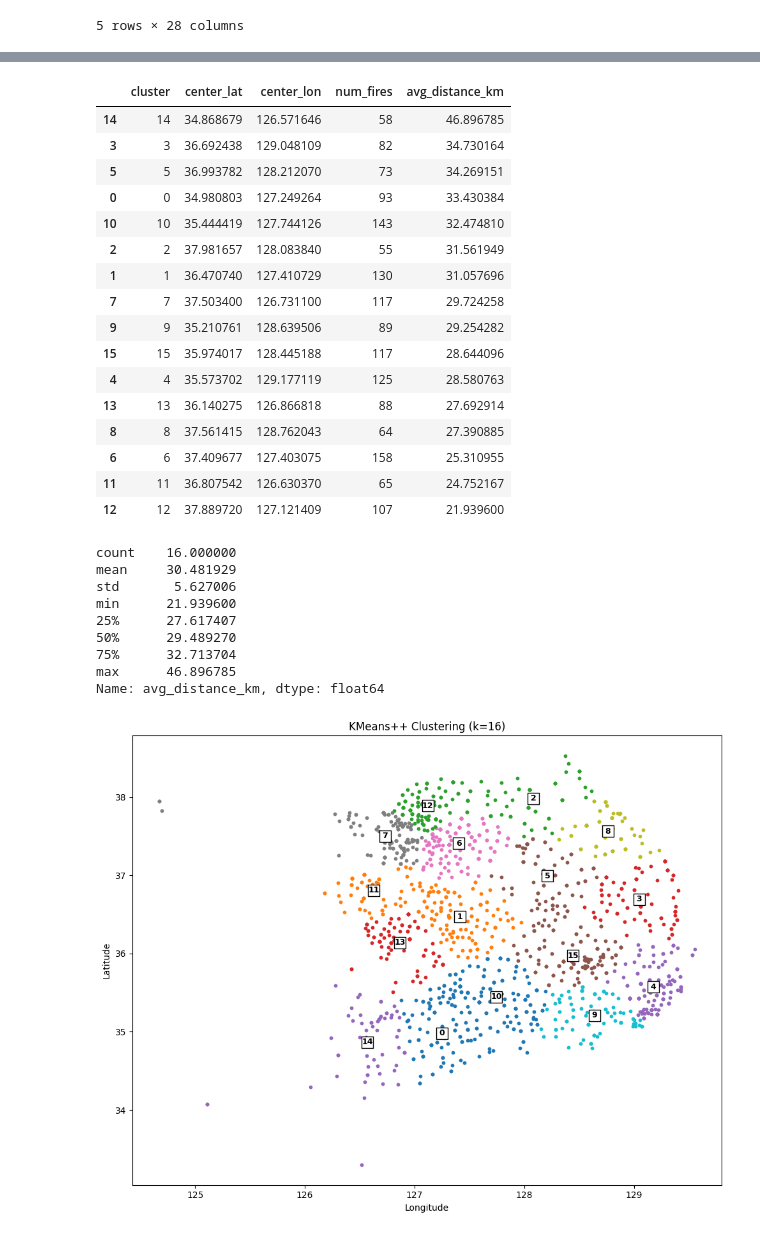
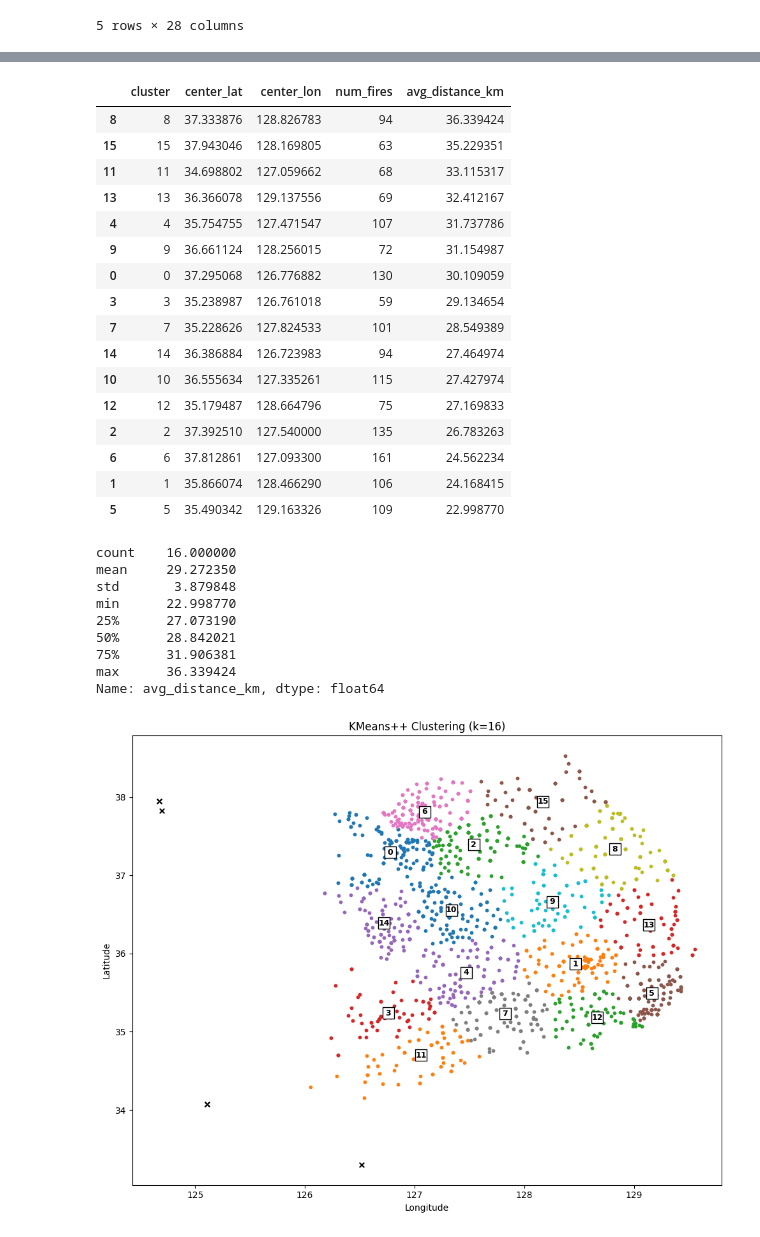
Before and after one commit to stripe2933/20251R0136COSE47101, a Jupyter notebook: 2022131621/산불발생위치좌표기반kmeans++.ipynb, the cells around one changed output, grey strips where cells are left out. Saved outputs shown, nothing was run; the diff lists cells and outputs as text; code cells hidden in the pictures.

```diff
--- a/2022131621/산불발생위치좌표기반kmeans++.ipynb
+++ b/2022131621/산불발생위치좌표기반kmeans++.ipynb
@@ -4,8 +4,8 @@ from sklearn.cluster import KMeans
 import matplotlib.pyplot as plt
 import numpy as np
 # %%
-df = pd.read_csv('data/산불데이터에코드매핑+좌표.csv')
-df.head()
+df_all = pd.read_csv('data/산불데이터에코드매핑+좌표.csv')
+df_all.head()
 # %% [output]
 |  | 발생일시_년 | 발생일시_월 | 발생일시_일 | 발생일시_시간 | 발생일시_요일 | 진화종료시간_년 | 진화종료시간_월 | 진화종료시간_일 | 진화종료시간_시간 | 발생장소_관서 | ... |
 | 0 | 2024 | 9 | 29 | 15:41 | 일 | 2024 | 9 | 30 | 16:30 | 전북 | ... |
@@ -14,3 +14,6 @@ df.head()
 | 3 | 2024 | 9 | 10 | 14:24 | 화 | 2024 | 9 | 10 | 22:00 | 경북 | ... |
 | 4 | 2024 | 9 | 5 | 13:51 | 목 | 2024 | 9 | 5 | 16:10 | 경북 | ... |
 5 rows × 28 columns
+# %%
+is_outlier = (df_all['위도'] < 34) | (df_all['경도'] < 125.2)
+print(is_outlier.sum(), '개의 이상치가 있습니다.')
@@ -17,3 +22,5 @@ df.head()
+# %%
+df = df_all[~is_outlier].copy()
 # %%
 # KMeans++ 클러스터링 (k=31 (헬기 총 대수))
 coords = df[["위도", "경도"]]
@@ -147,53 +157,56 @@ df_cluster_summary = df_cluster_summary.sort_values(by='avg_distance_km', ascend
 df_cluster_summary.head(31)
 # %% [output]
 |  | cluster | center_lat | center_lon | num_fires | avg_distance_km |
-| 14 | 14 | 34.868679 | 126.571646 | 58 | 46.896785 |
-| 3 | 3 | 36.692438 | 129.048109 | 82 | 34.730164 |
-| 5 | 5 | 36.993782 | 128.212070 | 73 | 34.269151 |
-| 0 | 0 | 34.980803 | 127.249264 | 93 | 33.430384 |
-| 10 | 10 | 35.444419 | 127.744126 | 143 | 32.474810 |
-| 2 | 2 | 37.981657 | 128.083840 | 55 | 31.561949 |
-| 1 | 1 | 36.470740 | 127.410729 | 130 | 31.057696 |
-| 7 | 7 | 37.503400 | 126.731100 | 117 | 29.724258 |
-| 9 | 9 | 35.210761 | 128.639506 | 89 | 29.254282 |
-| 15 | 15 | 35.974017 | 128.445188 | 117 | 28.644096 |
-| 4 | 4 | 35.573702 | 129.177119 | 125 | 28.580763 |
-| 13 | 13 | 36.140275 | 126.866818 | 88 | 27.692914 |
-| 8 | 8 | 37.561415 | 128.762043 | 64 | 27.390885 |
-| 6 | 6 | 37.409677 | 127.403075 | 158 | 25.310955 |
-| 11 | 11 | 36.807542 | 126.630370 | 65 | 24.752167 |
-| 12 | 12 | 37.889720 | 127.121409 | 107 | 21.939600 |
+| 8 | 8 | 37.333876 | 128.826783 | 94 | 36.339424 |
+| 15 | 15 | 37.943046 | 128.169805 | 63 | 35.229351 |
+| 11 | 11 | 34.698802 | 127.059662 | 68 | 33.115317 |
+| 13 | 13 | 36.366078 | 129.137556 | 69 | 32.412167 |
+| 4 | 4 | 35.754755 | 127.471547 | 107 | 31.737786 |
+| 9 | 9 | 36.661124 | 128.256015 | 72 | 31.154987 |
+| 0 | 0 | 37.295068 | 126.776882 | 130 | 30.109059 |
+| 3 | 3 | 35.238987 | 126.761018 | 59 | 29.134654 |
+| 7 | 7 | 35.228626 | 127.824533 | 101 | 28.549389 |
+| 14 | 14 | 36.386884 | 126.723983 | 94 | 27.464974 |
+| 10 | 10 | 36.555634 | 127.335261 | 115 | 27.427974 |
+| 12 | 12 | 35.179487 | 128.664796 | 75 | 27.169833 |
+| 2 | 2 | 37.392510 | 127.540000 | 135 | 26.783263 |
+| 6 | 6 | 37.812861 | 127.093300 | 161 | 24.562234 |
+| 1 | 1 | 35.866074 | 128.466290 | 106 | 24.168415 |
+| 5 | 5 | 35.490342 | 129.163326 | 109 | 22.998770 |
 # %%
 df_cluster_summary['avg_distance_km'].describe()
 # %% [output]
 count    16.000000
-mean     30.481929
-std       5.627006
-min      21.939600
-25%      27.617407
-50%      29.489270
-75%      32.713704
-max      46.896785
+mean     29.272350
+std       3.879848
+min      22.998770
+25%      27.073190
+50%      28.842021
+75%      31.906381
+max      36.339424
 Name: avg_distance_km, dtype: float64
 # %%
 # 시각화
 plt.figure(figsize=(10, 8))
 
 for i in range(k):
     cluster_points = df[df['cluster'] == i]
     plt.scatter(cluster_points["경도"], cluster_points["위도"], s=10)
 
 plt.scatter(centers[:, 1], centers[:, 0], c='white', edgecolors='black', marker='s', s=150, label='Centers')
 
 # 중심점 위에 클러스터 번호 텍스트 표시
 for i, (lat, lon) in enumerate(centers):
     plt.text(lon, lat, str(i), fontsize=9, color='black', ha='center', va='center', fontweight='bold')
 
+df_outlier = df_all[is_outlier]
+plt.scatter(df_outlier['경도'], df_outlier['위도'], s=30, c='black', marker='x', label='Outlier')
+
 plt.title(f'KMeans++ Clustering (k={k})')
 plt.xlabel('Longitude')
 plt.ylabel('Latitude')
 plt.grid(False)
 plt.tight_layout()
 plt.show()
 # %% [output]
-[figure, old version]
+[figure, new version]
```
Also changed, not shown: parts of 4 cells of this notebook.
